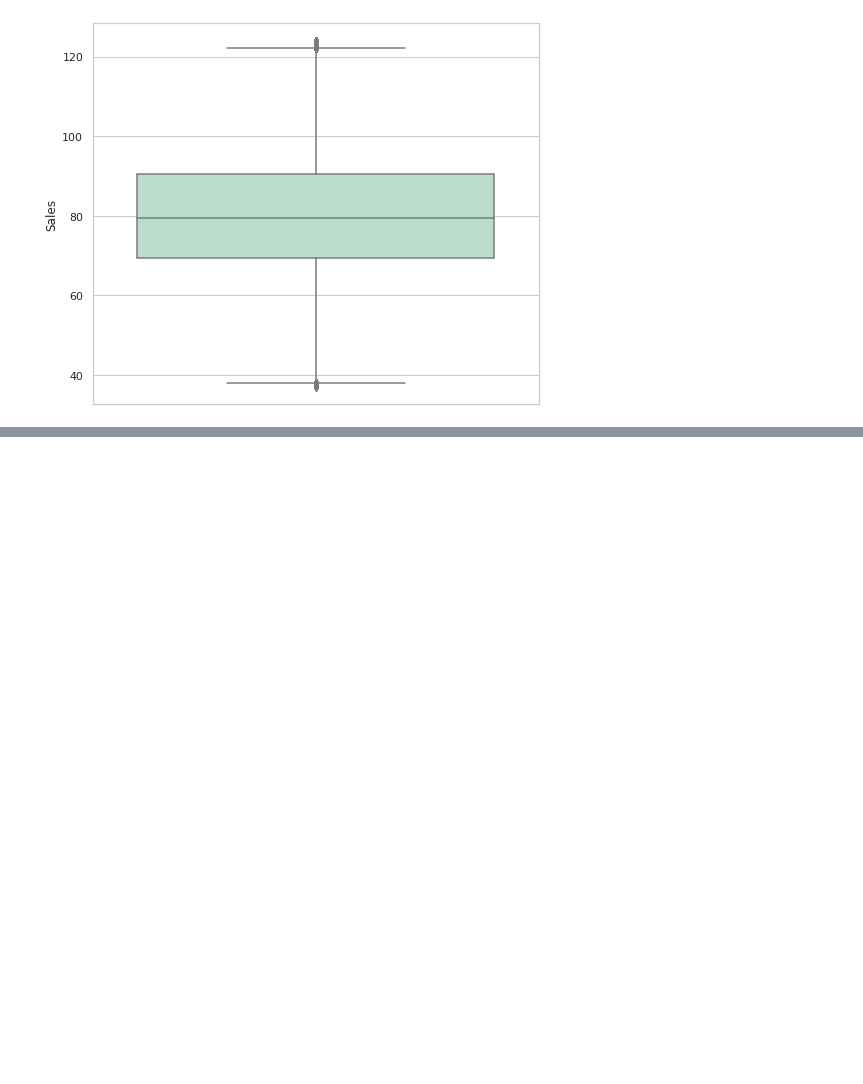
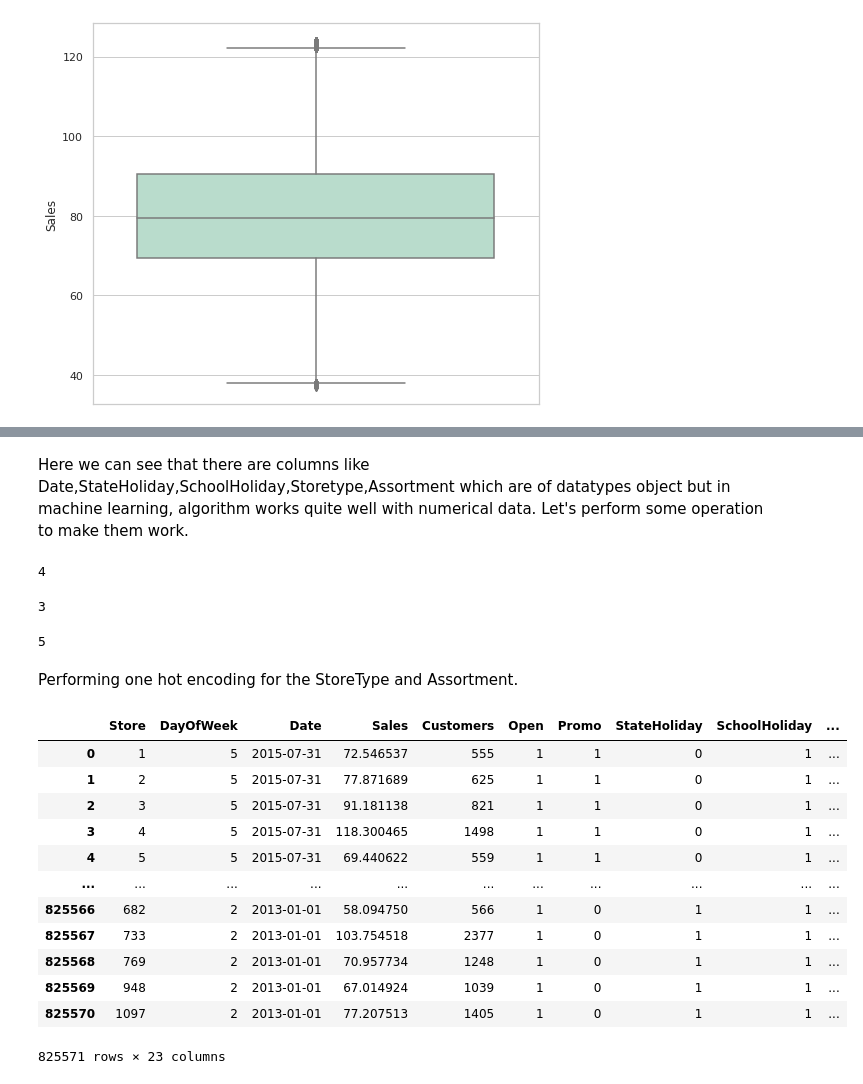
Before and after one commit to aditi10998/Rossmann_sales_prediction, a Jupyter notebook: Copy_of_Rossmann_Sales_Prediction_Capstone_Project.ipynb, the cells around one changed output, grey strips where cells are left out. Drawn from its saved outputs; the diff is of its cells as text; code cells hidden in the pictures; blank space fills up the shorter version.

```diff
--- a/Copy_of_Rossmann_Sales_Prediction_Capstone_Project.ipynb
+++ b/Copy_of_Rossmann_Sales_Prediction_Capstone_Project.ipynb
@@ -347,0 +426,36 @@ plt.show()
+# %% [markdown]
+Here we can see that there are columns like Date,StateHoliday,SchoolHoliday,Storetype,Assortment which are of datatypes object but in machine learning, algorithm works quite well with numerical data.
+Let's perform some operation to make them work.
+# %%
+#merged_df['StoreType'].value_counts()
+merged_df['StoreType'].nunique()
+# %% [output]
+4
+# %%
+merged_df['Assortment'].nunique()
+# %% [output]
+3
+# %%
+merged_df['StateHoliday'].nunique()
+# %% [output]
+5
+# %% [markdown]
+Performing one hot encoding for the StoreType and Assortment.
+# %%
+pd.get_dummies(merged_df,columns=['StoreType','Assortment'])
+#k-1 hot encoding
+ #pd.get_dummies(df,columns=['Storetype','Assortment','StateHoliday'],drop_first=True)
+# %% [output]
+|  | Store | DayOfWeek | Date | Sales | Customers | Open | Promo | StateHoliday | SchoolHoliday | ... |
+| 0 | 1 | 5 | 2015-07-31 | 72.546537 | 555 | 1 | 1 | 0 | 1 | ... |
+| 1 | 2 | 5 | 2015-07-31 | 77.871689 | 625 | 1 | 1 | 0 | 1 | ... |
+| 2 | 3 | 5 | 2015-07-31 | 91.181138 | 821 | 1 | 1 | 0 | 1 | ... |
+| 3 | 4 | 5 | 2015-07-31 | 118.300465 | 1498 | 1 | 1 | 0 | 1 | ... |
+| 4 | 5 | 5 | 2015-07-31 | 69.440622 | 559 | 1 | 1 | 0 | 1 | ... |
+| ... | ... | ... | ... | ... | ... | ... | ... | ... | ... | ... |
+| 825566 | 682 | 2 | 2013-01-01 | 58.094750 | 566 | 1 | 0 | 1 | 1 | ... |
+| 825567 | 733 | 2 | 2013-01-01 | 103.754518 | 2377 | 1 | 0 | 1 | 1 | ... |
+| 825568 | 769 | 2 | 2013-01-01 | 70.957734 | 1248 | 1 | 0 | 1 | 1 | ... |
+| 825569 | 948 | 2 | 2013-01-01 | 67.014924 | 1039 | 1 | 0 | 1 | 1 | ... |
+| 825570 | 1097 | 2 | 2013-01-01 | 77.207513 | 1405 | 1 | 0 | 1 | 1 | ... |
+825571 rows × 23 columns
```
Also changed, not shown: parts of 24 cells of this notebook.
